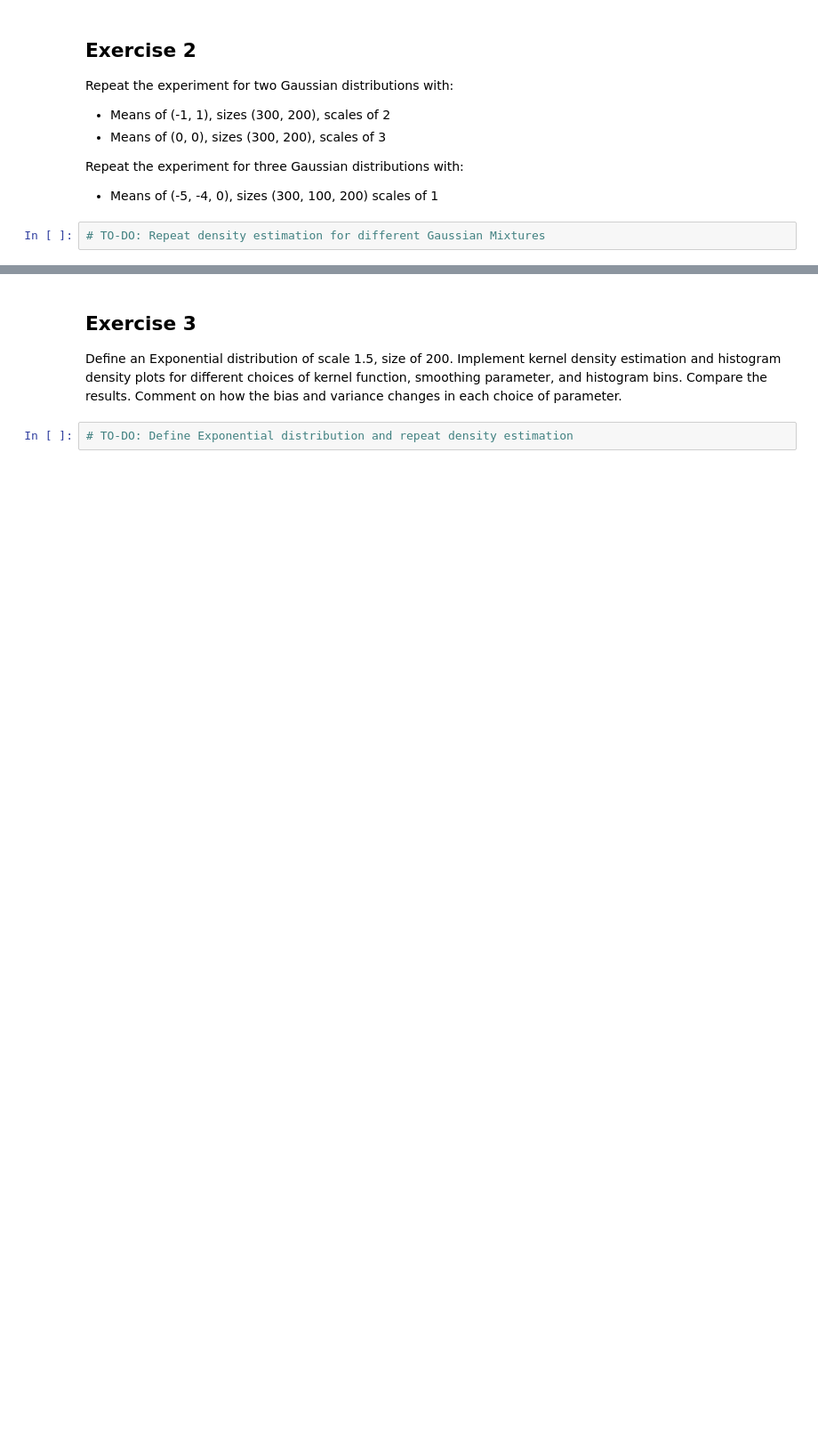
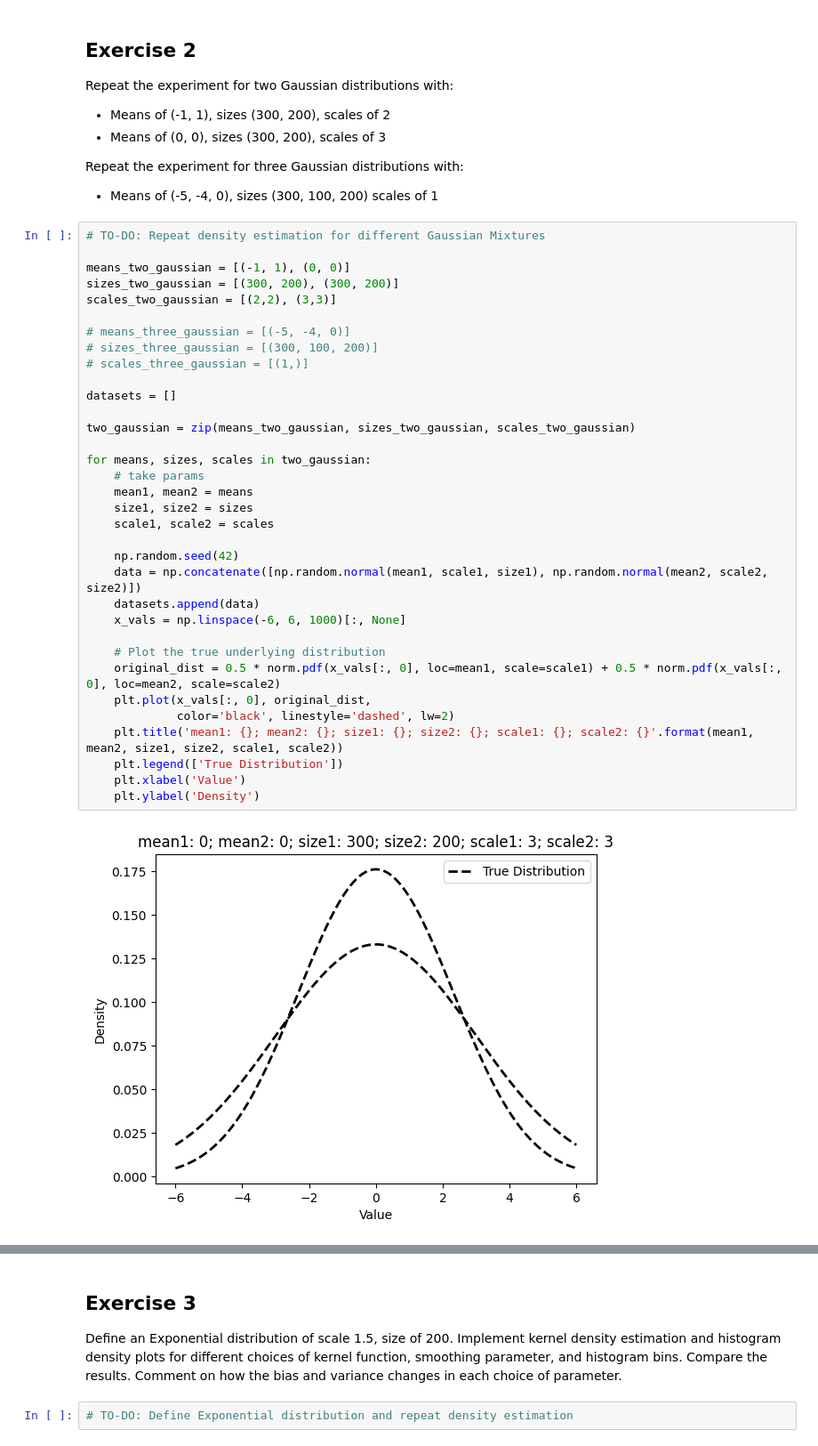
Before and after one commit to whykay-01/machine-learning, a Jupyter notebook: recitations/recitation_8/Spring2024_473_Lab8.ipynb, the cells around one changed output, grey strips where cells are left out. Shown at 89% size. Cells and saved outputs as stored; diff of their text form; blank space fills up the shorter version.

```diff
--- a/recitations/recitation_8/Spring2024_473_Lab8.ipynb
+++ b/recitations/recitation_8/Spring2024_473_Lab8.ipynb
@@ -127,5 +158,39 @@ Repeat the experiment for two Gaussian distributions with:
 
 Repeat the experiment for three Gaussian distributions with:
 - Means of (-5, -4, 0), sizes (300, 100, 200) scales of 1
-# %%
-# TO-DO: Repeat density estimation for different Gaussian Mixtures
+# %%
+# TO-DO: Repeat density estimation for different Gaussian Mixtures
+
+means_two_gaussian = [(-1, 1), (0, 0)]
+sizes_two_gaussian = [(300, 200), (300, 200)]
+scales_two_gaussian = [(2,2), (3,3)]
+
+# means_three_gaussian = [(-5, -4, 0)]
+# sizes_three_gaussian = [(300, 100, 200)]
+# scales_three_gaussian = [(1,)]
+
+datasets = []
+
+two_gaussian = zip(means_two_gaussian, sizes_two_gaussian, scales_two_gaussian)
+
+for means, sizes, scales in two_gaussian:
+    # take params
+    mean1, mean2 = means
+    size1, size2 = sizes
+    scale1, scale2 = scales
+
+    np.random.seed(42)
+    data = np.concatenate([np.random.normal(mean1, scale1, size1), np.random.normal(mean2, scale2, size2)])
+    datasets.append(data)
+    x_vals = np.linspace(-6, 6, 1000)[:, None]
+
+    # Plot the true underlying distribution
+    original_dist = 0.5 * norm.pdf(x_vals[:, 0], loc=mean1, scale=scale1) + 0.5 * norm.pdf(x_vals[:, 0], loc=mean2, scale=scale2)
+    plt.plot(x_vals[:, 0], original_dist,
+             color='black', linestyle='dashed', lw=2)
+    plt.title('mean1: {}; mean2: {}; size1: {}; size2: {}; scale1: {}; scale2: {}'.format(mean1, mean2, size1, size2, scale1, scale2))
+    plt.legend(['True Distribution'])
+    plt.xlabel('Value')
+    plt.ylabel('Density')
+# %% [output]
+[figure, added]
```
Also changed, not shown: parts of 6 cells of this notebook, 3 other files.
